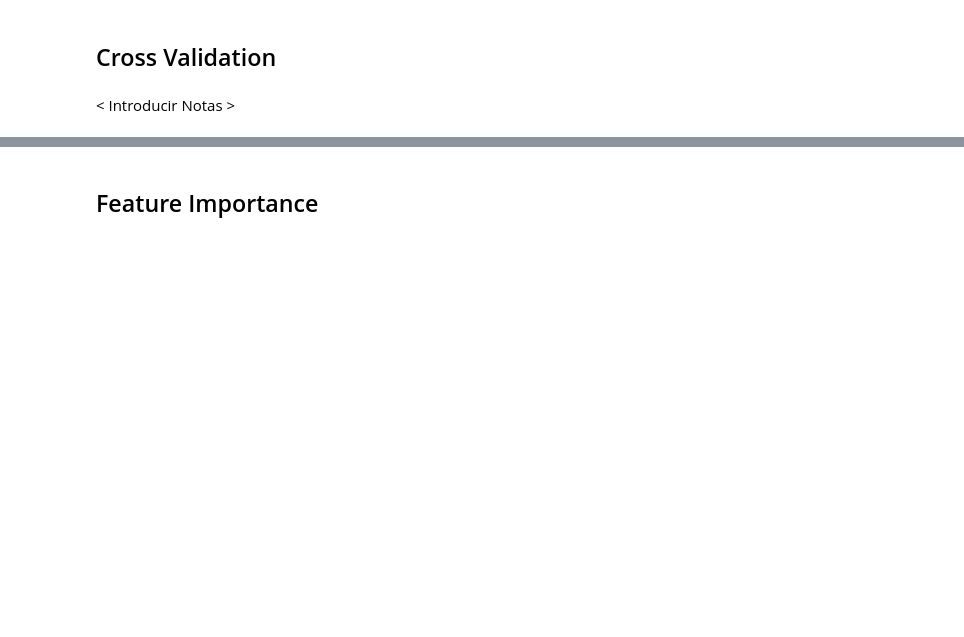
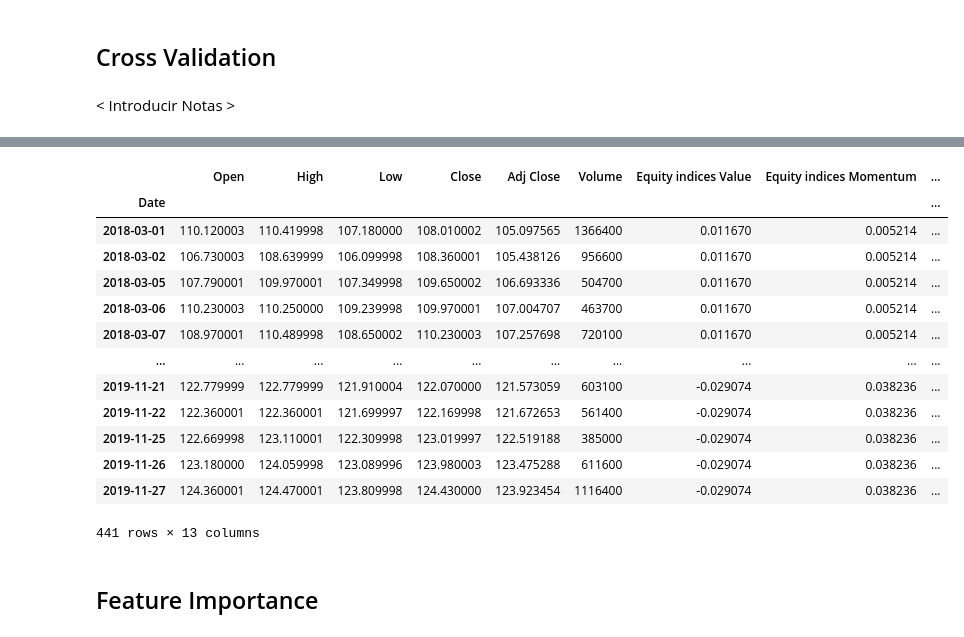
Before and after one commit to aoelvp94/FinAnalyticsProject, a Jupyter notebook: notebooks/Financial_Analytics_Consolidated.ipynb, the cells around one changed output, grey strips where cells are left out. Saved outputs shown, nothing was run; the diff lists cells and outputs as text; code cells hidden in the pictures; blank space fills up the shorter version.

```diff
--- a/notebooks/Financial_Analytics_Consolidated.ipynb
+++ b/notebooks/Financial_Analytics_Consolidated.ipynb
@@ -233,3 +415,7 @@ def final_weight(df,price_column,factor):
     return final_weights
 
 model_weights = final_weight(dataset,'close',0)
+# %%
+for train, test in kf.split(X_train):
+    print(train)
+    print(test)
@@ -241,0 +614,17 @@ model_weights = final_weight(dataset,'close',0)
+# %%
+y_train_aux.set_index("Date", inplace = False)
+# %% [output]
+|  | Open | High | Low | Close | Adj Close | Volume | Equity indices Value | Equity indices Momentum | ... |
+| Date |  |  |  |  |  |  |  |  | ... |
+| 2018-03-01 | 110.120003 | 110.419998 | 107.180000 | 108.010002 | 105.097565 | 1366400 | 0.011670 | 0.005214 | ... |
+| 2018-03-02 | 106.730003 | 108.639999 | 106.099998 | 108.360001 | 105.438126 | 956600 | 0.011670 | 0.005214 | ... |
+| 2018-03-05 | 107.790001 | 109.970001 | 107.349998 | 109.650002 | 106.693336 | 504700 | 0.011670 | 0.005214 | ... |
+| 2018-03-06 | 110.230003 | 110.250000 | 109.239998 | 109.970001 | 107.004707 | 463700 | 0.011670 | 0.005214 | ... |
+| 2018-03-07 | 108.970001 | 110.489998 | 108.650002 | 110.230003 | 107.257698 | 720100 | 0.011670 | 0.005214 | ... |
+| ... | ... | ... | ... | ... | ... | ... | ... | ... | ... |
+| 2019-11-21 | 122.779999 | 122.779999 | 121.910004 | 122.070000 | 121.573059 | 603100 | -0.029074 | 0.038236 | ... |
+| 2019-11-22 | 122.360001 | 122.360001 | 121.699997 | 122.169998 | 121.672653 | 561400 | -0.029074 | 0.038236 | ... |
+| 2019-11-25 | 122.669998 | 123.110001 | 122.309998 | 123.019997 | 122.519188 | 385000 | -0.029074 | 0.038236 | ... |
+| 2019-11-26 | 123.180000 | 124.059998 | 123.089996 | 123.980003 | 123.475288 | 611600 | -0.029074 | 0.038236 | ... |
+| 2019-11-27 | 124.360001 | 124.470001 | 123.809998 | 124.430000 | 123.923454 | 1116400 | -0.029074 | 0.038236 | ... |
+441 rows × 13 columns
```
Also changed, not shown: parts of 25 cells of this notebook, 5 other files.
